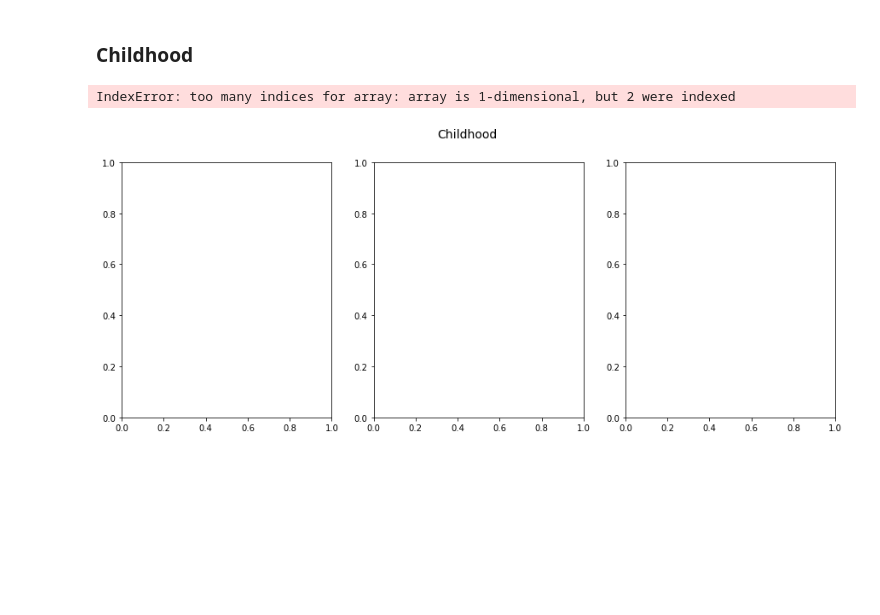
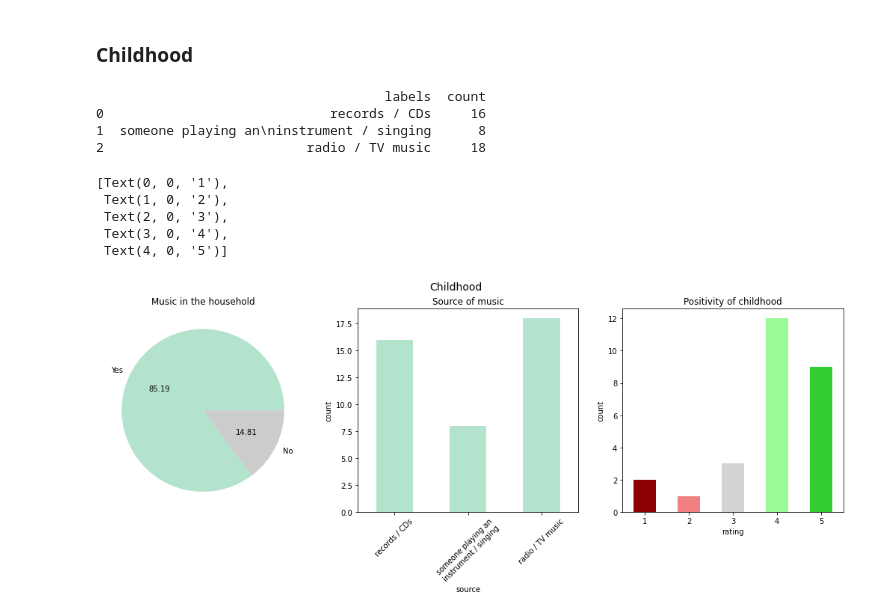
Before and after one commit to chrispla/early-musical-memories, a Jupyter notebook: vis.ipynb, the cells around one changed output. Drawn from its saved outputs; the diff is of its cells as text; code cells hidden in the pictures; blank space fills up the shorter version.

Commit message:
childhood

```diff
--- a/vis.ipynb
+++ b/vis.ipynb
@@ -121,15 +121,52 @@ fig.autofmt_xdate(rotation=0)
 [figure]
 # %% [markdown]
 ### Childhood
-# %%
-fig, axes = plt.subplots(nrows=1, ncols=3, figsize=(15,5.5))
-fig.suptitle("Childhood", fontsize=14)
-
-df['When you think about your childhood, do you recall music being played regularly at home? '].value_counts().plot.pie(ax=axes[0,0],
-                                                                                                                        autopct="%.2f",
-                                                                                                                        ylabel='',
-                                                                                                                        title='Music in the household',
-                                                                                                                        cmap="Pastel2")
-# %% [output]
-IndexError: too many indices for array: array is 1-dimensional, but 2 were indexed
-[figure, removed]
+# %%
+fig, axes = plt.subplots(nrows=1, ncols=3, figsize=(16,4.5))
+fig.suptitle("Childhood", fontsize=14)
+
+df['When you think about your childhood, do you recall music being played regularly at home? '].value_counts().plot.pie(ax=axes[0],
+                                                                                                                        autopct="%.2f",
+                                                                                                                        ylabel='',
+                                                                                                                        title='Music in the household',
+                                                                                                                        cmap="Pastel2")
+
+# this was a multiple choice question, so we need to parse each response
+means_responses = df['In case music was played at home, it was...'].tolist()
+means_labels = ['records / CDs', 'someone playing an instrument / singing', 'radio / TV music']
+means_cnt = [0, 0, 0]
+# count occurences
+for r in means_responses:
+    for j, l in enumerate(means_labels):
+        if l in str(r):  # cast to string to ignore nan
+            means_cnt[j] += 1
+means_labels[1] = 'someone playing an\ninstrument / singing'
+
+df_means = pd.DataFrame(list(zip(means_labels, means_cnt)), columns=['labels', 'count'])
+print(df_means)
+df_means.plot.bar(ax=axes[1],
+                  legend=False,
+                  ylabel='count',
+                  xlabel='source',
+                  title='Source of music',
+                  cmap="Pastel2")
+axes[1].set_xticklabels(labels=df_means['labels'], rotation=45)
+
+np_counts = df['Do you generally recall your childhood as positive or negative?'].value_counts().sort_index()
+np_counts.sort_index().plot.bar(ax=axes[2],
+                                ylabel='count',
+                                xlabel='rating',
+                                title='Positivity of childhood',
+                                color=np_scale)
+axes[2].set_xticklabels(labels=['1','2','3','4','5'], rotation=0)
+# %% [output]
+                                     labels  count
+0                             records / CDs     16
+1  someone playing an\ninstrument / singing      8
+2                          radio / TV music     18
+[Text(0, 0, '1'),
+ Text(1, 0, '2'),
+ Text(2, 0, '3'),
+ Text(3, 0, '4'),
+ Text(4, 0, '5')]
+[figure, added]
```
